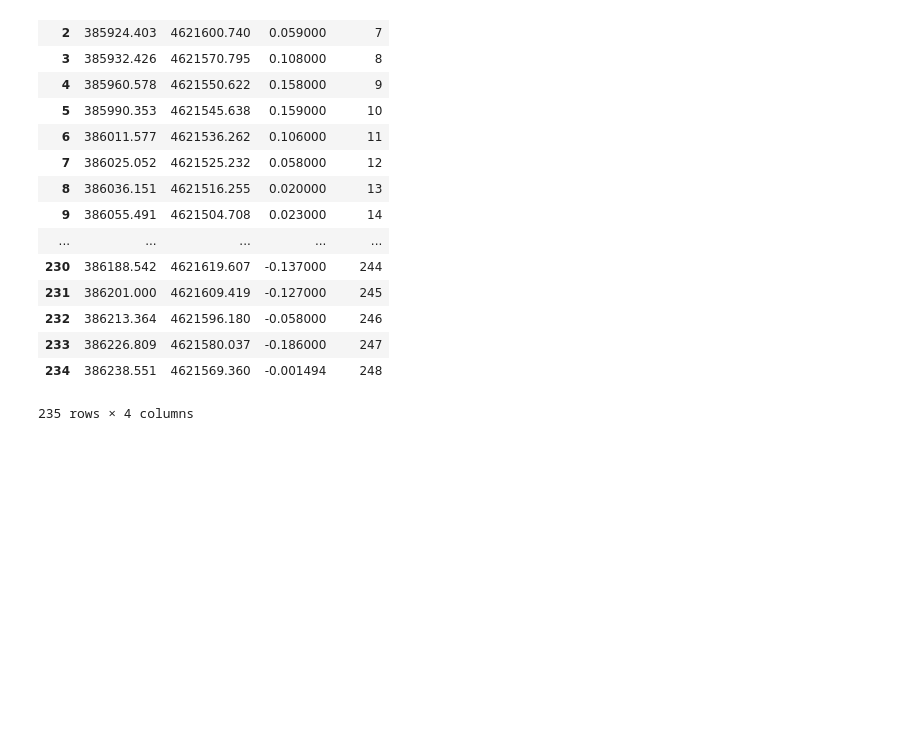
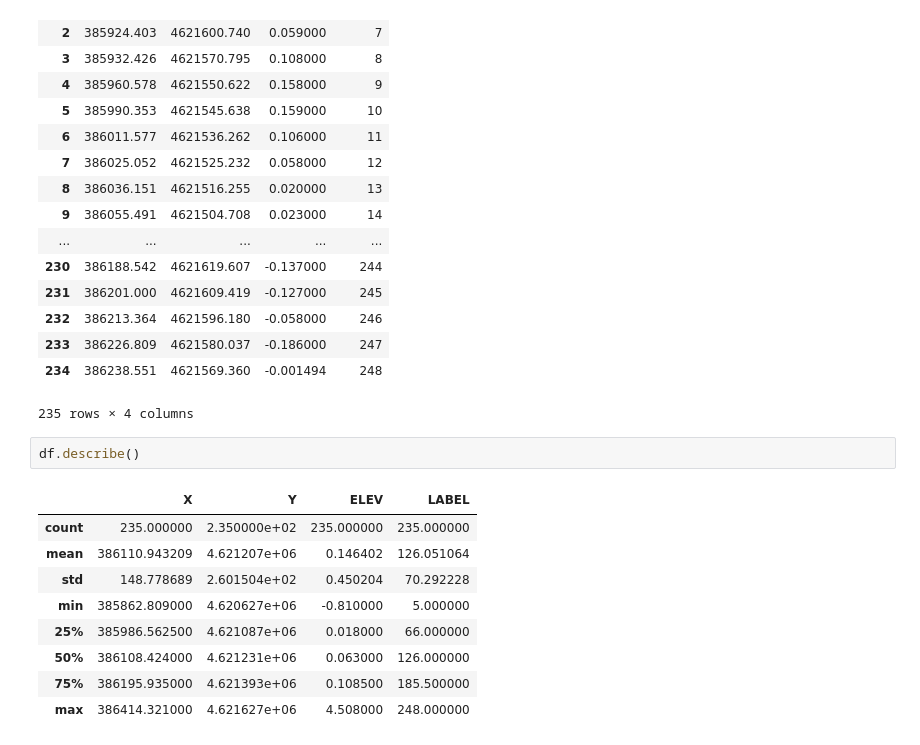
Before and after one commit to jxhigh/Learning_Python_in_Great_Marshes_Region, a Jupyter notebook: Compared_Transect_Elev_from_1mDEM-1mSFMDEM.ipynb, the cells around one changed output. Saved outputs shown, nothing was run; the diff lists cells and outputs as text; blank space fills up the shorter version.

```diff
--- a/Compared_Transect_Elev_from_1mDEM-1mSFMDEM.ipynb
+++ b/Compared_Transect_Elev_from_1mDEM-1mSFMDEM.ipynb
@@ -36,3 +36,15 @@ Read:  235  lines.
 | 233 | 386226.809 | 4621580.037 | -0.186000 | 247 |
 | 234 | 386238.551 | 4621569.360 | -0.001494 | 248 |
 235 rows × 4 columns
+# %%
+df.describe()
+# %% [output]
+|  | X | Y | ELEV | LABEL |
+| count | 235.000000 | 2.350000e+02 | 235.000000 | 235.000000 |
+| mean | 386110.943209 | 4.621207e+06 | 0.146402 | 126.051064 |
+| std | 148.778689 | 2.601504e+02 | 0.450204 | 70.292228 |
+| min | 385862.809000 | 4.620627e+06 | -0.810000 | 5.000000 |
+| 25% | 385986.562500 | 4.621087e+06 | 0.018000 | 66.000000 |
+| 50% | 386108.424000 | 4.621231e+06 | 0.063000 | 126.000000 |
+| 75% | 386195.935000 | 4.621393e+06 | 0.108500 | 185.500000 |
+| max | 386414.321000 | 4.621627e+06 | 4.508000 | 248.000000 |
```
Also changed, not shown: parts of 4 cells of this notebook.
